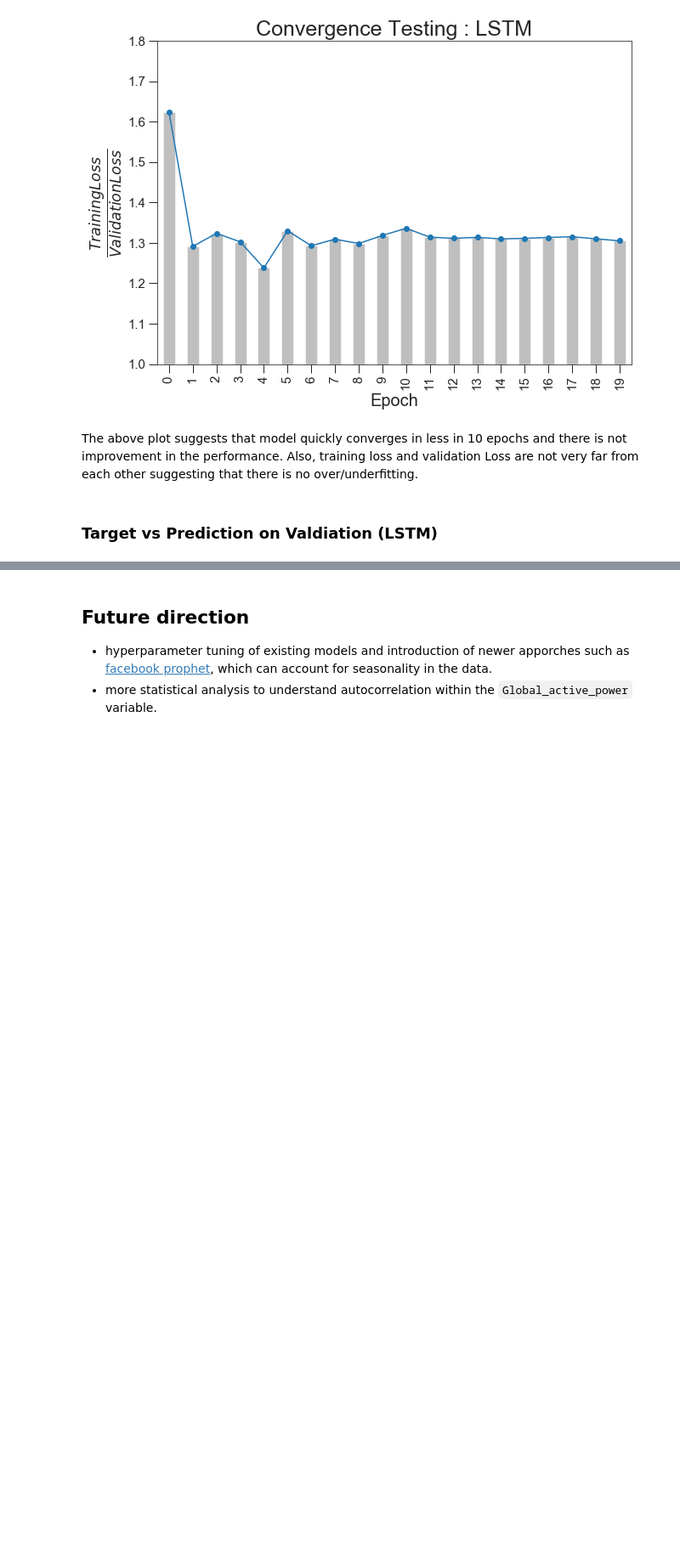
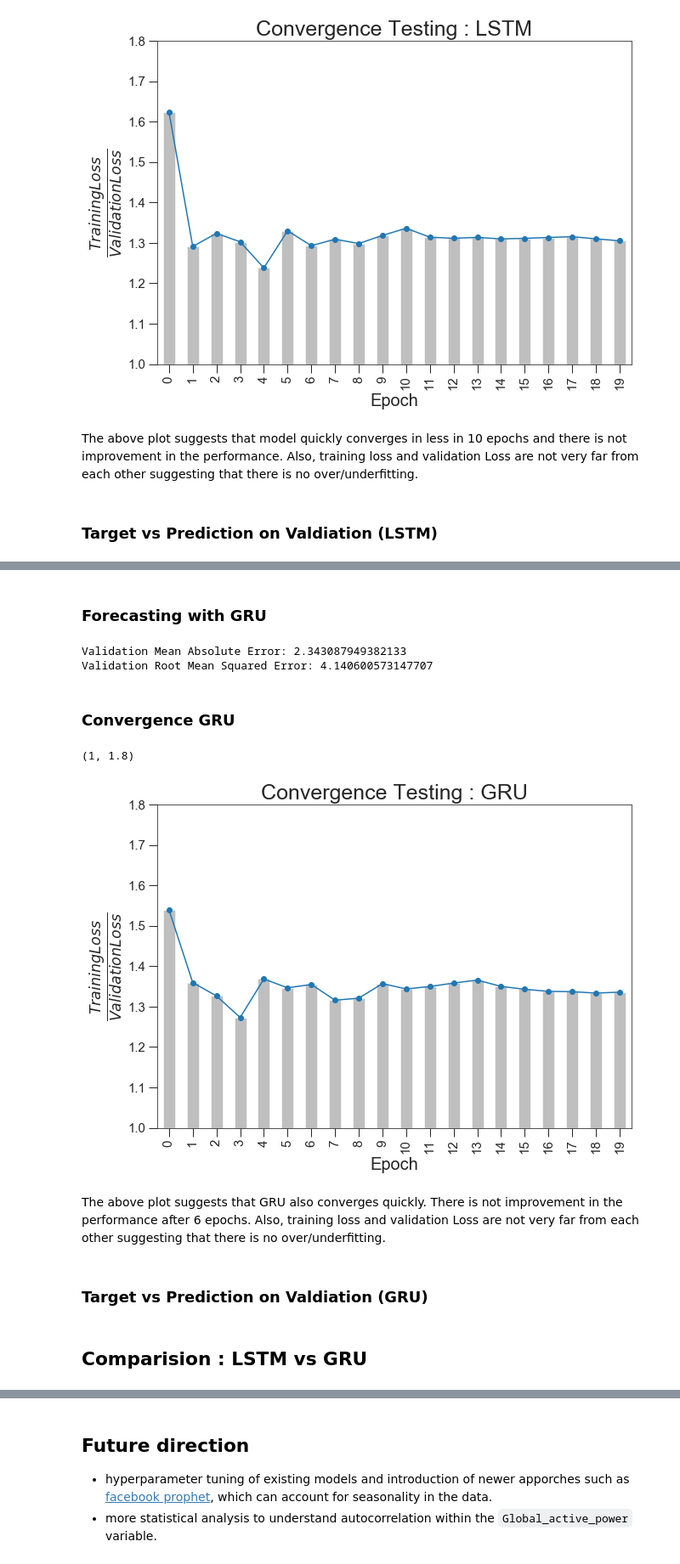
Before and after one commit to Vikasdubey0551/EDA_and_Timeseries-forecasting_power_consumption, a Jupyter notebook: TimeseriesEDA-forecasting-model-comparision.ipynb, the cells around one changed output, grey strips where cells are left out. Shown at 85% size. Saved outputs shown, nothing was run; the diff lists cells and outputs as text; code cells hidden in the pictures; blank space fills up the shorter version.

Commit message:
updated notebook and models

```diff
--- a/TimeseriesEDA-forecasting-model-comparision.ipynb
+++ b/TimeseriesEDA-forecasting-model-comparision.ipynb
@@ -578,0 +615,2 @@ Text(0.5, 1.0, 'Target vs Predicted (LSTM)')
+# %% [markdown]
+### Forecasting with GRU
@@ -578,0 +619,31 @@ Text(0.5, 1.0, 'Target vs Predicted (LSTM)')
+# %%
+val_predict = model.predict(X_val)
+val_predict = scaler.inverse_transform(val_predict)
+Y_val = scaler.inverse_transform(Y_val.reshape(-1,1))
+
+
+print('Validation Mean Absolute Error:', mean_absolute_error(Y_val.flatten(), val_predict.flatten()))
+print('Validation Root Mean Squared Error:',math.sqrt(mean_squared_error(Y_val.flatten(), val_predict.flatten())))
+# %% [output]
+Validation Mean Absolute Error: 2.343087949382133
+Validation Root Mean Squared Error: 4.140600573147707
+# %% [markdown]
+### Convergence GRU
+# %%
+GRU=pd.read_csv('GRU-log-Nodes-128-dropout-0.5-batchsize-64.csv')
+# %%
+plt.figure(figsize=(10,7))
+GRU['Training_Loss/Validation_Loss'] = GRU['loss']/GRU['val_loss']
+ax=GRU['Training_Loss/Validation_Loss'].plot(x='epoch',marker='o')
+GRU['Training_Loss/Validation_Loss'].plot.bar(x='epoch',ax=ax,alpha=0.5,color='gray')
+plt.ylabel(r'${\frac{Training Loss}{Validation Loss}}$',size=25)
+plt.xlabel('Epoch')
+plt.title('Convergence Testing : GRU',size=25)
+plt.ylim([1,1.8])
+# %% [output]
+(1, 1.8)
+[figure, added]
+# %% [markdown]
+The above plot suggests that GRU also converges quickly. There is not improvement in the performance after 6 epochs. Also, training loss and validation Loss are not very far from each other suggesting that there is no over/underfitting.
+# %% [markdown]
+### Target vs Prediction on Valdiation (GRU)
@@ -578,0 +655,2 @@ Text(0.5, 1.0, 'Target vs Predicted (LSTM)')
+# %% [markdown]
+## Comparision : LSTM vs GRU
```
Also changed, not shown: parts of 14 cells of this notebook, 1 other file.
